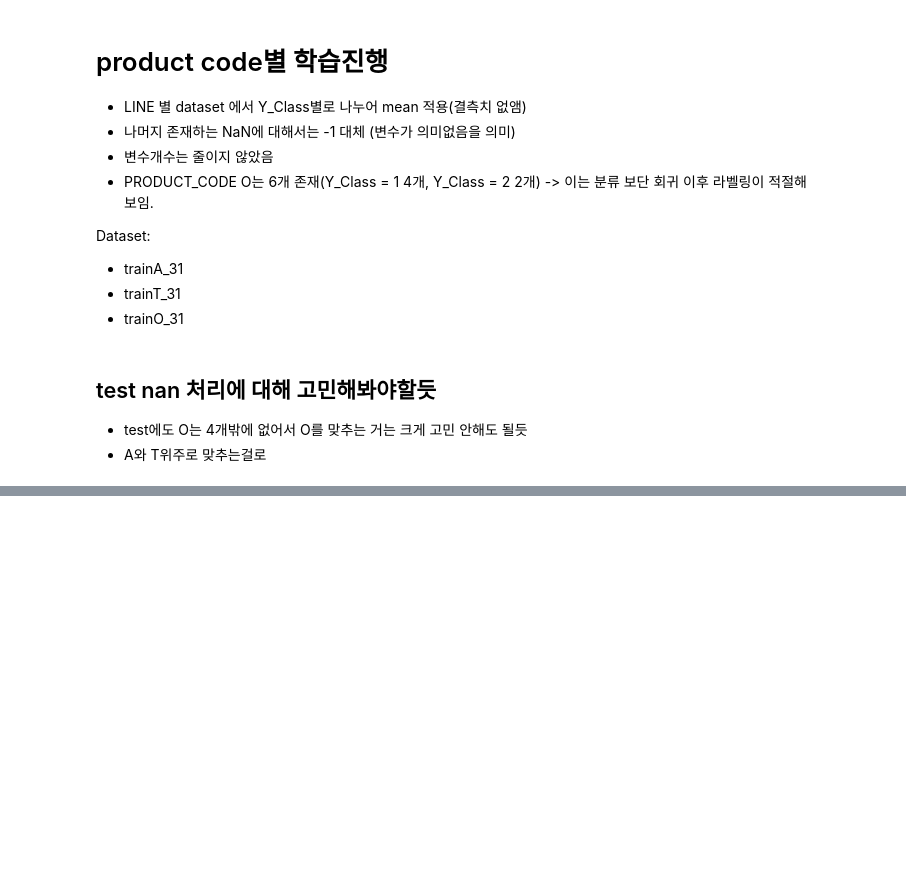
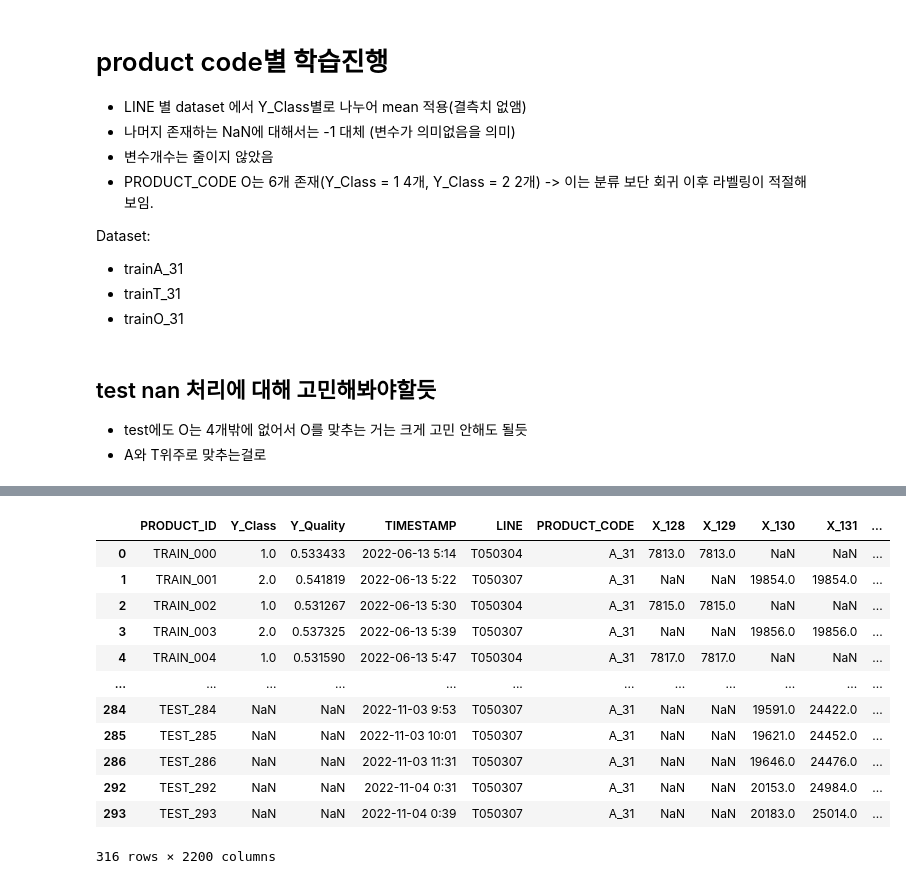
Before and after one commit to jjuhyeok/LG_Aimers2, a Jupyter notebook: EDA/배홍섭/LINE,Y_Class별 mean.ipynb, the cells around one changed output, grey strips where cells are left out. Drawn from its saved outputs; the diff is of its cells as text; code cells hidden in the pictures; blank space fills up the shorter version.

```diff
--- a/EDA/배홍섭/LINE,Y_Class별 mean.ipynb
+++ b/EDA/배홍섭/LINE,Y_Class별 mean.ipynb
@@ -560,0 +529,16 @@ test_df[test_df['PRODUCT_CODE'] == 'O_31']
+# %%
+mice_A
+# %% [output]
+|  | PRODUCT_ID | Y_Class | Y_Quality | TIMESTAMP | LINE | PRODUCT_CODE | X_128 | X_129 | X_130 | X_131 | ... |
+| 0 | TRAIN_000 | 1.0 | 0.533433 | 2022-06-13 5:14 | T050304 | A_31 | 7813.0 | 7813.0 | NaN | NaN | ... |
+| 1 | TRAIN_001 | 2.0 | 0.541819 | 2022-06-13 5:22 | T050307 | A_31 | NaN | NaN | 19854.0 | 19854.0 | ... |
+| 2 | TRAIN_002 | 1.0 | 0.531267 | 2022-06-13 5:30 | T050304 | A_31 | 7815.0 | 7815.0 | NaN | NaN | ... |
+| 3 | TRAIN_003 | 2.0 | 0.537325 | 2022-06-13 5:39 | T050307 | A_31 | NaN | NaN | 19856.0 | 19856.0 | ... |
+| 4 | TRAIN_004 | 1.0 | 0.531590 | 2022-06-13 5:47 | T050304 | A_31 | 7817.0 | 7817.0 | NaN | NaN | ... |
+| ... | ... | ... | ... | ... | ... | ... | ... | ... | ... | ... | ... |
+| 284 | TEST_284 | NaN | NaN | 2022-11-03 9:53 | T050307 | A_31 | NaN | NaN | 19591.0 | 24422.0 | ... |
+| 285 | TEST_285 | NaN | NaN | 2022-11-03 10:01 | T050307 | A_31 | NaN | NaN | 19621.0 | 24452.0 | ... |
+| 286 | TEST_286 | NaN | NaN | 2022-11-03 11:31 | T050307 | A_31 | NaN | NaN | 19646.0 | 24476.0 | ... |
+| 292 | TEST_292 | NaN | NaN | 2022-11-04 0:31 | T050307 | A_31 | NaN | NaN | 20153.0 | 24984.0 | ... |
+| 293 | TEST_293 | NaN | NaN | 2022-11-04 0:39 | T050307 | A_31 | NaN | NaN | 20183.0 | 25014.0 | ... |
+316 rows × 2200 columns
```
Also changed, not shown: parts of 14 cells of this notebook.
